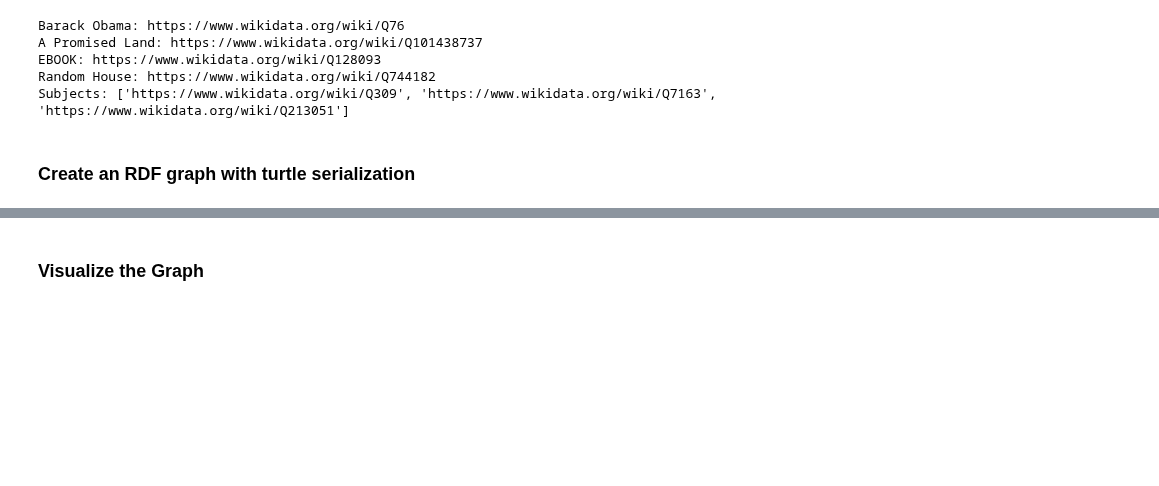
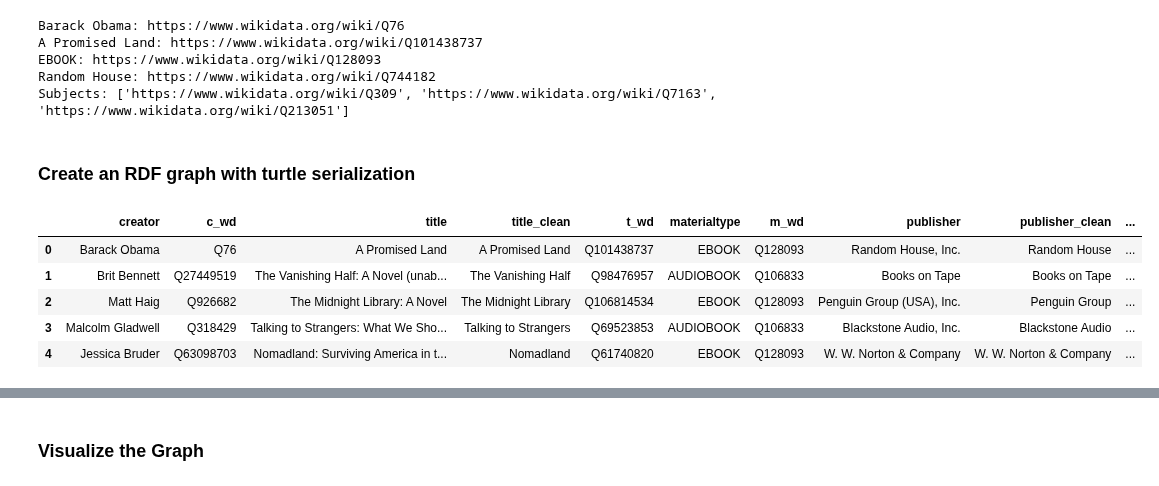
Before and after one commit to th-schmidt/2023-2024_Data_Librarian_Thomas_Schmidt, a Jupyter notebook: Modul_1/Aufgabe3_python/SeattleLib_KnowledgeGraph.ipynb, the cells around one changed output, grey strips where cells are left out. Drawn from its saved outputs; the diff is of its cells as text; code cells hidden in the pictures; blank space fills up the shorter version.

```diff
--- a/Modul_1/Aufgabe3_python/SeattleLib_KnowledgeGraph.ipynb
+++ b/Modul_1/Aufgabe3_python/SeattleLib_KnowledgeGraph.ipynb
@@ -214,5 +201,17 @@ Subjects: ['https://www.wikidata.org/wiki/Q309', 'https://www.wikidata.org/wiki/
 # %% [markdown]
  ### Create an RDF graph with turtle serialization
+# %%
+# Load pickled dataframe
+top10_df = pd.read_pickle('./top10_wikidata.pkl')
+# %%
+top10_df.head()
+# %% [output]
+|  | creator | c_wd | title | title_clean | t_wd | materialtype | m_wd | publisher | publisher_clean | ... |
+| 0 | Barack Obama | Q76 | A Promised Land | A Promised Land | Q101438737 | EBOOK | Q128093 | Random House, Inc. | Random House | ... |
+| 1 | Brit Bennett | Q27449519 | The Vanishing Half: A Novel (unab... | The Vanishing Half | Q98476957 | AUDIOBOOK | Q106833 | Books on Tape | Books on Tape | ... |
+| 2 | Matt Haig | Q926682 | The Midnight Library: A Novel | The Midnight Library | Q106814534 | EBOOK | Q128093 | Penguin Group (USA), Inc. | Penguin Group | ... |
+| 3 | Malcolm Gladwell | Q318429 | Talking to Strangers: What We Sho... | Talking to Strangers | Q69523853 | AUDIOBOOK | Q106833 | Blackstone Audio, Inc. | Blackstone Audio | ... |
+| 4 | Jessica Bruder | Q63098703 | Nomadland: Surviving America in t... | Nomadland | Q61740820 | EBOOK | Q128093 | W. W. Norton & Company | W. W. Norton & Company | ... |
 # %%
 g = Graph()
 # %%
```
Also changed, not shown: parts of 17 cells of this notebook, 5 other files.
